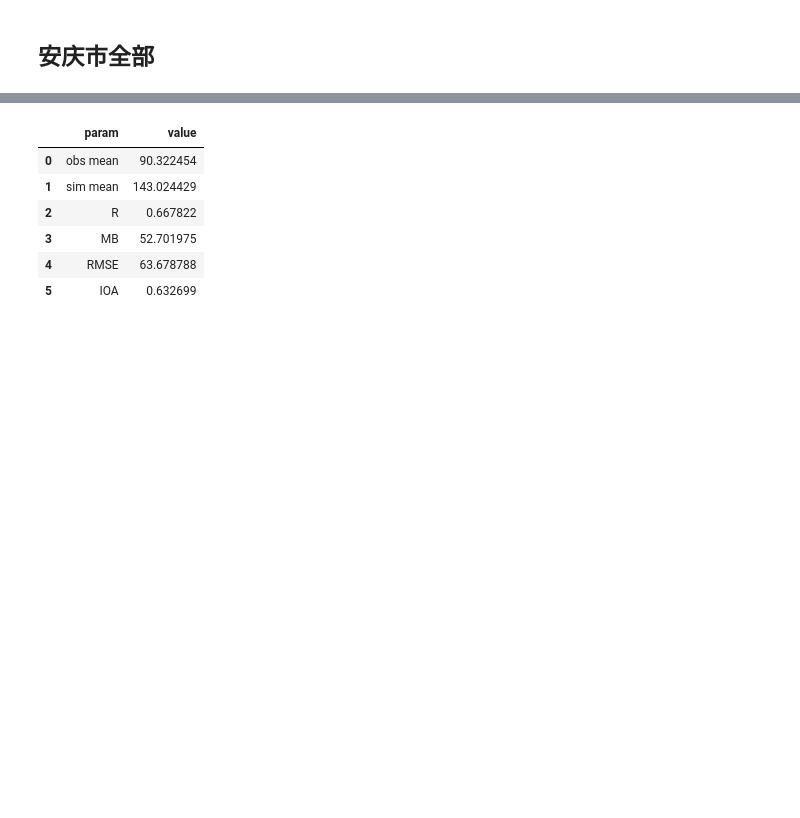
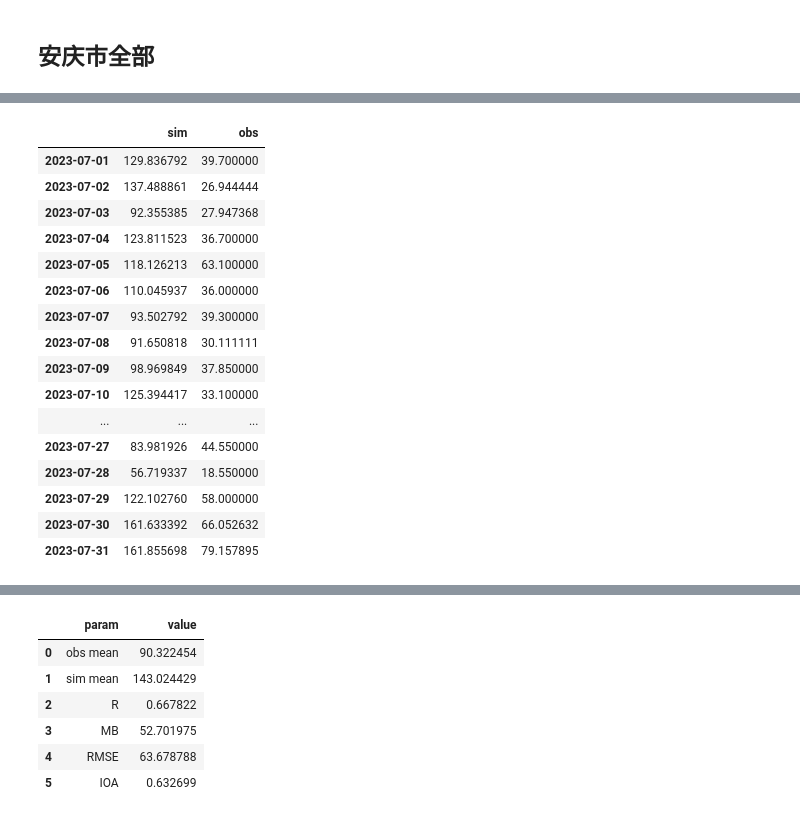
Before and after one commit to Iphisxu/AQ_2307, a Jupyter notebook: scripts/Data_evaluation/O3.ipynb, the cells around one changed output, grey strips where cells are left out. Cells and saved outputs as stored; diff of their text form; code cells hidden in the pictures; blank space fills up the shorter version.

```diff
--- a/scripts/Data_evaluation/O3.ipynb
+++ b/scripts/Data_evaluation/O3.ipynb
@@ -35,3 +40,30 @@ data is ready
+# %%
+import pandas as pd
+import numpy as np
+
+df_hour = pd.DataFrame(index=pd.date_range(timestart,timeend,freq='H'),
+                       data={'sim':sim,'obs':obs.values})
+df_hour.loc[df_hour['sim'] == float('inf')] =np.nan
+df_day = df_hour.resample('D').max()
+df_day
+# %% [output]
+|  | sim | obs |
+| 2023-07-01 | 129.836792 | 39.700000 |
+| 2023-07-02 | 137.488861 | 26.944444 |
+| 2023-07-03 | 92.355385 | 27.947368 |
+| 2023-07-04 | 123.811523 | 36.700000 |
+| 2023-07-05 | 118.126213 | 63.100000 |
+| 2023-07-06 | 110.045937 | 36.000000 |
+| 2023-07-07 | 93.502792 | 39.300000 |
+| 2023-07-08 | 91.650818 | 30.111111 |
+| 2023-07-09 | 98.969849 | 37.850000 |
+| 2023-07-10 | 125.394417 | 33.100000 |
+| ... | ... | ... |
+| 2023-07-27 | 83.981926 | 44.550000 |
+| 2023-07-28 | 56.719337 | 18.550000 |
+| 2023-07-29 | 122.102760 | 58.000000 |
+| 2023-07-30 | 161.633392 | 66.052632 |
+| 2023-07-31 | 161.855698 | 79.157895 |
 # %%
 ax = me.linechart(sim, obs, timestart, timeend)
 
```
Also changed, not shown: parts of 4 cells of this notebook.
